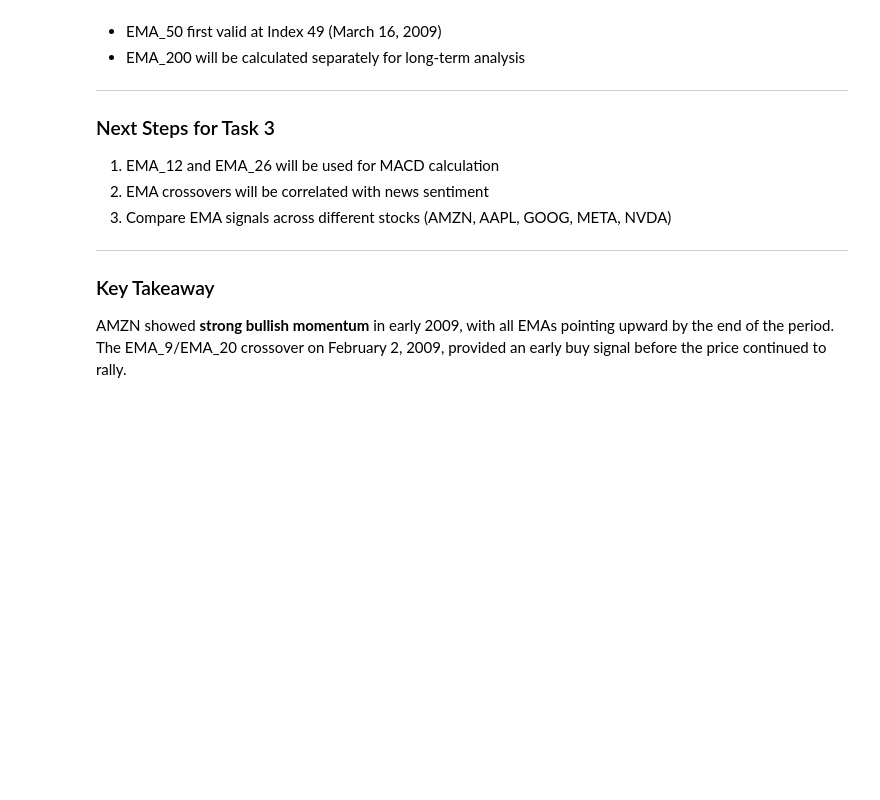
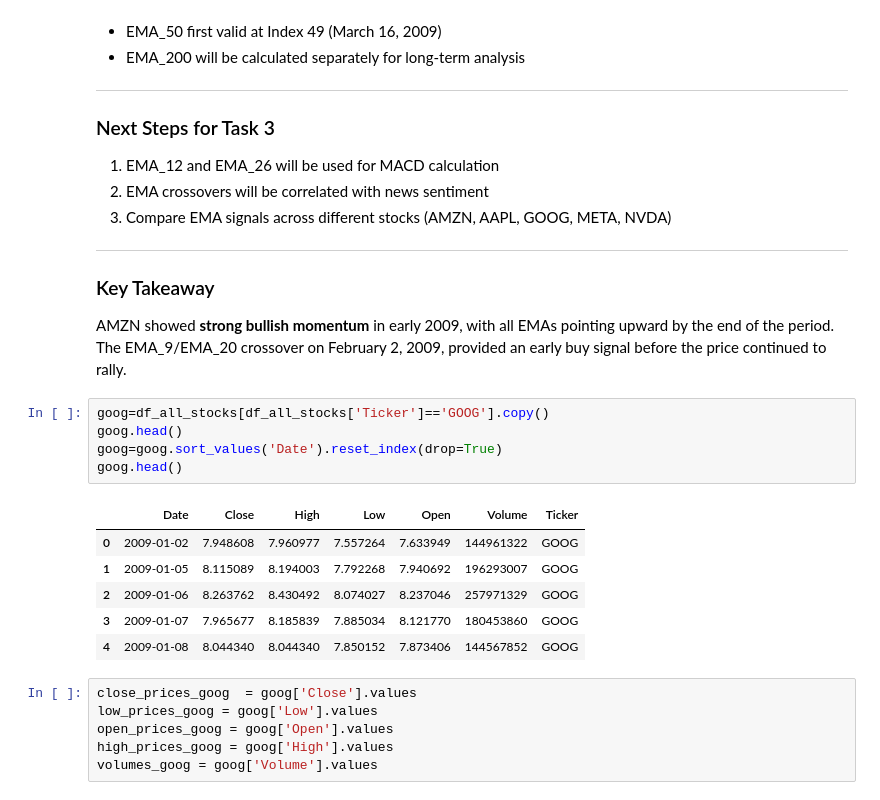
Before and after one commit to hawi088/News-Sentiment, a Jupyter notebook: notebooks/task2_eda.ipynb, the cells around one changed output. Cells and saved outputs as stored; diff of their text form; blank space fills up the shorter version.

```diff
--- a/notebooks/task2_eda.ipynb
+++ b/notebooks/task2_eda.ipynb
@@ -616,3 +616,21 @@ Exponential Moving Averages (EMA) give more weight to recent prices, making them
 ### Key Takeaway
 
 AMZN showed **strong bullish momentum** in early 2009, with all EMAs pointing upward by the end of the period. The EMA_9/EMA_20 crossover on February 2, 2009, provided an early buy signal before the price continued to rally.
+# %%
+goog=df_all_stocks[df_all_stocks['Ticker']=='GOOG'].copy()
+goog.head()
+goog=goog.sort_values('Date').reset_index(drop=True)
+goog.head()
+# %% [output]
+|  | Date | Close | High | Low | Open | Volume | Ticker |
+| 0 | 2009-01-02 | 7.948608 | 7.960977 | 7.557264 | 7.633949 | 144961322 | GOOG |
+| 1 | 2009-01-05 | 8.115089 | 8.194003 | 7.792268 | 7.940692 | 196293007 | GOOG |
+| 2 | 2009-01-06 | 8.263762 | 8.430492 | 8.074027 | 8.237046 | 257971329 | GOOG |
+| 3 | 2009-01-07 | 7.965677 | 8.185839 | 7.885034 | 8.121770 | 180453860 | GOOG |
+| 4 | 2009-01-08 | 8.044340 | 8.044340 | 7.850152 | 7.873406 | 144567852 | GOOG |
+# %%
+close_prices_goog  = goog['Close'].values
+low_prices_goog = goog['Low'].values
+open_prices_goog = goog['Open'].values
+high_prices_goog = goog['High'].values
+volumes_goog = goog['Volume'].values
```
Also changed, not shown: parts of 4 cells of this notebook.
